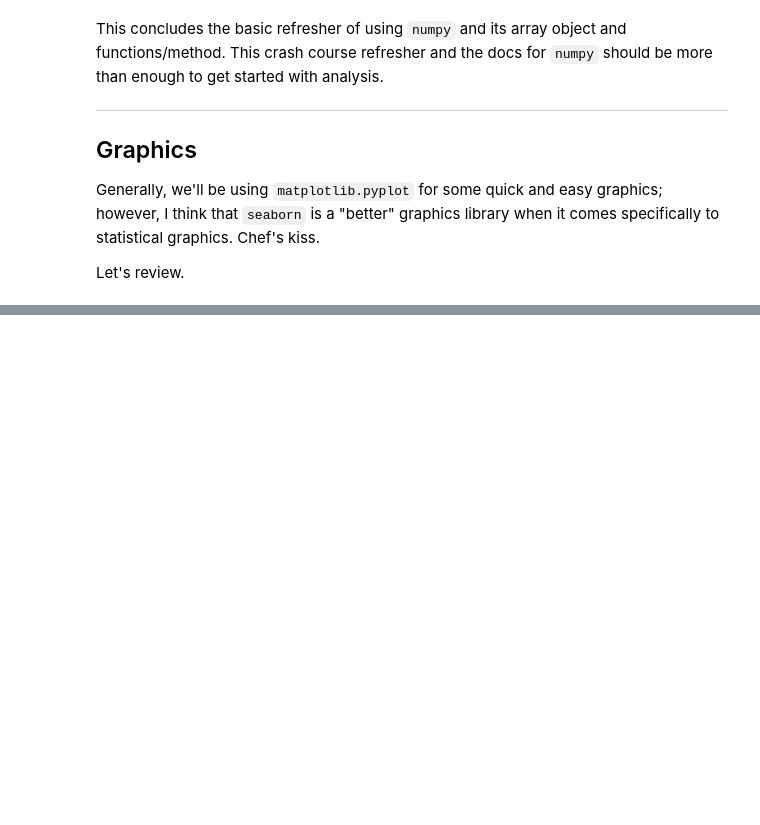
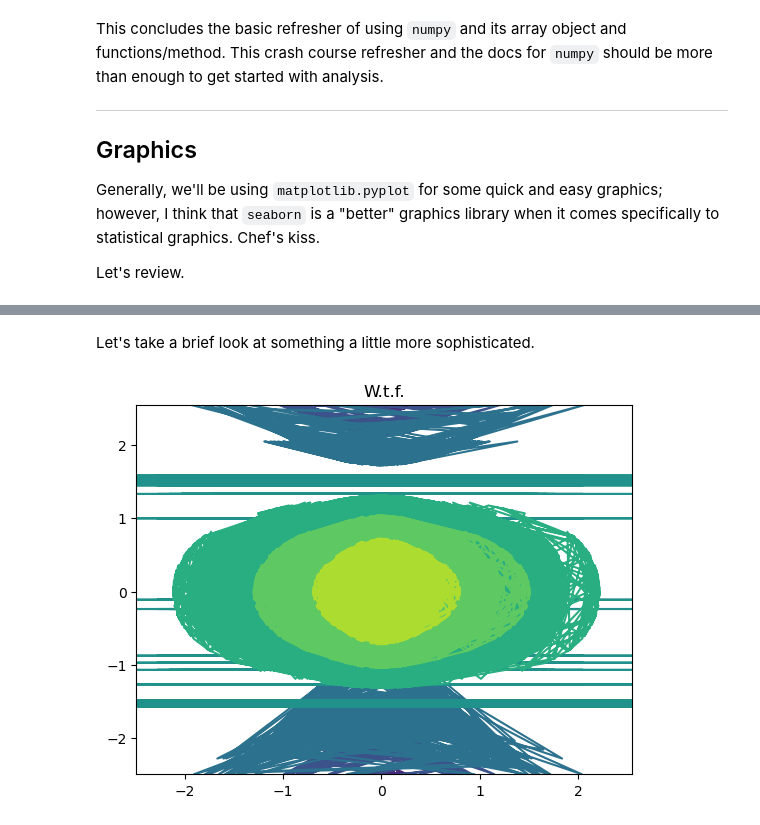
Before and after one commit to devereaweaver/Statistical-Learning, a Jupyter notebook: Statistical_Learning/stat-learn.ipynb, the cells around one changed output, grey strips where cells are left out. Drawn from its saved outputs; the diff is of its cells as text; code cells hidden in the pictures; blank space fills up the shorter version.

```diff
--- a/Statistical_Learning/stat-learn.ipynb
+++ b/Statistical_Learning/stat-learn.ipynb
@@ -301,0 +326,16 @@ ax.scatter(x, y, marker='o');
+# %% [markdown]
+Let's take a brief look at something a little more sophisticated.
+# %%
+# let's make a contour plot
+fig, ax = plt.subplots()
+
+# generate 50 evenly spaced points from -pi to +pi
+n = np.linspace(-np.pi, np.pi, 50)
+y = x
+f = np.multiply.outer(np.cos(y), 1/(1+x**2))
+
+ax.set_title("W.t.f.")
+
+ax.contour(x, y, f);
+# %% [output]
+[figure, added]
```
Also changed, not shown: parts of 24 cells of this notebook, 2 other files.
